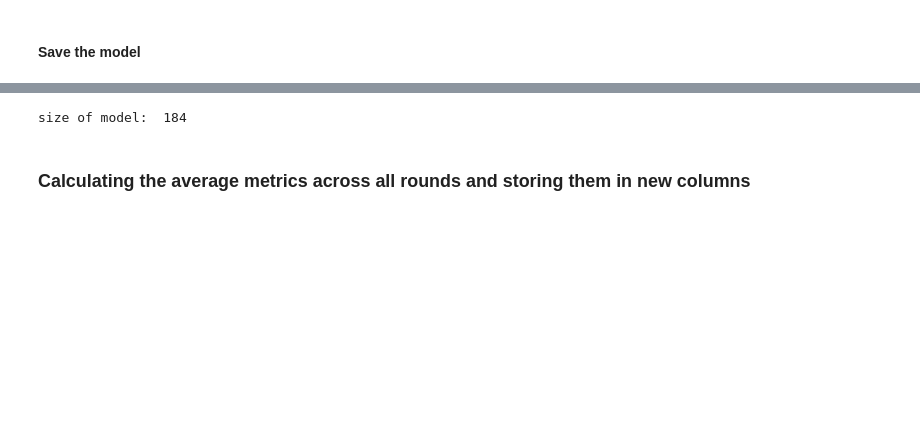
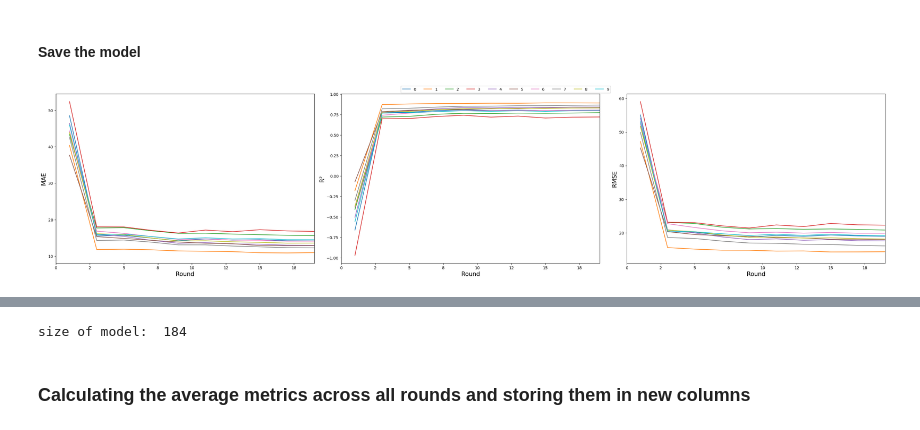
Before and after one commit to SarantisPapachrist/Diploma-Thesis, a Jupyter notebook: Turbofan_Jet_Engine/Federated_Learning/federated/federated_BasedOn_Eval_Metrics.ipynb, the cells around one changed output, grey strips where cells are left out. Cells and saved outputs as stored; diff of their text form; code cells hidden in the pictures; blank space fills up the shorter version.

```diff
--- a/Turbofan_Jet_Engine/Federated_Learning/federated/federated_BasedOn_Eval_Metrics.ipynb
+++ b/Turbofan_Jet_Engine/Federated_Learning/federated/federated_BasedOn_Eval_Metrics.ipynb
@@ -55,8 +56,5 @@ feature_columns = ['time_cycles', 'LPC_Outlet_Temperature', 'HPC_Outlet_Temperat
 features = merged_dataset[feature_columns]
 
 labels = merged_dataset['RUL']
-
-# Split the data into training and testing sets
-train_features, test_features, train_labels, test_labels = train_test_split(features, labels, test_size=0.3, random_state=0)
 # %% [markdown]
 ### Data Partition
@@ -261 +331,36 @@ global_model.save(f'federated/model_BasedOn_EvalMetrics_{EPOCHS}_{comms_round}_{
+# %%
+import matplotlib.pyplot as plt
+from matplotlib.ticker import FormatStrFormatter
+
+fig, (ax1, ax2, ax3) = plt.subplots(1, 3, figsize=(30, 7))
+
+# Define the number of rounds
+num_rounds = 20
+
+# Plot MAE
+ax1.plot(global_stats_mae_3[global_stats_mae_3.columns[1:11]], label='train')
+ax1.set_ylabel('MAE', fontsize=15)
+ax1.set_xlabel('Round', fontsize=15)
+ax1.set_xlim([0, num_rounds-1])
+ax1.xaxis.set_major_formatter(FormatStrFormatter('%.0f'))
+
+# Plot R²
+ax2.plot(global_stats_r2_3[global_stats_r2_3.columns[1:11]], label='train')
+ax2.legend(global_stats_r2_3.columns[1:11], bbox_to_anchor=(1.05, 1.06), ncol=10)
+ax2.set_ylabel('R²', fontsize=15)
+ax2.set_xlabel('Round', fontsize=15)
+ax2.set_xlim([0, num_rounds-1])
+ax2.xaxis.set_major_formatter(FormatStrFormatter('%.0f'))
+
+# Plot RMSE
+ax3.plot(global_stats_rmse_3[global_stats_rmse_3.columns[1:11]], label='train')
+ax3.set_ylabel('RMSE', fontsize=15)
+ax3.set_xlabel('Round', fontsize=15)
+ax3.set_xlim([0, num_rounds-1])
+ax3.xaxis.set_major_formatter(FormatStrFormatter('%.0f'))
+
+plt.tight_layout()
+plt.show()
+# %% [output]
+[figure, added]
 # %%
```
Also changed, not shown: parts of 19 cells of this notebook, 17 other files.
